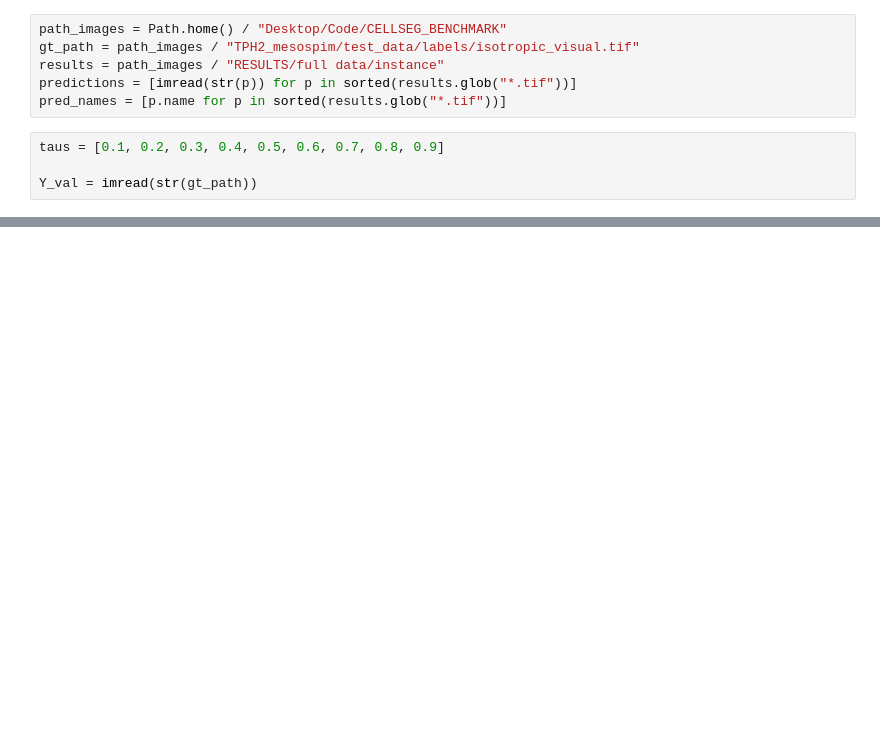
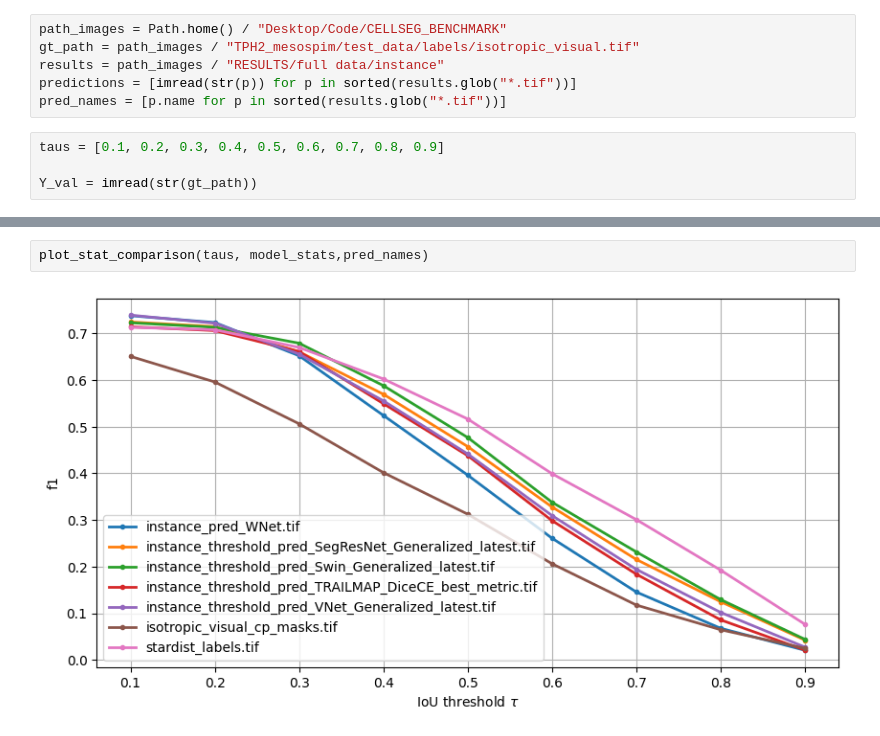
Before and after one commit to C-Achard/stardist, a Jupyter notebook: examples/3D/4_instance_quality.ipynb, the cells around one changed output, grey strips where cells are left out. Saved outputs shown, nothing was run; the diff lists cells and outputs as text; blank space fills up the shorter version.

```diff
--- a/examples/3D/4_instance_quality.ipynb
+++ b/examples/3D/4_instance_quality.ipynb
@@ -43,0 +47,4 @@ Validating on stardist_labels.tif
+# %%
+plot_stat_comparison(taus, model_stats,pred_names)
+# %% [output]
+[figure, added]
```
Also changed, not shown: parts of 8 cells of this notebook, 1 other file.
